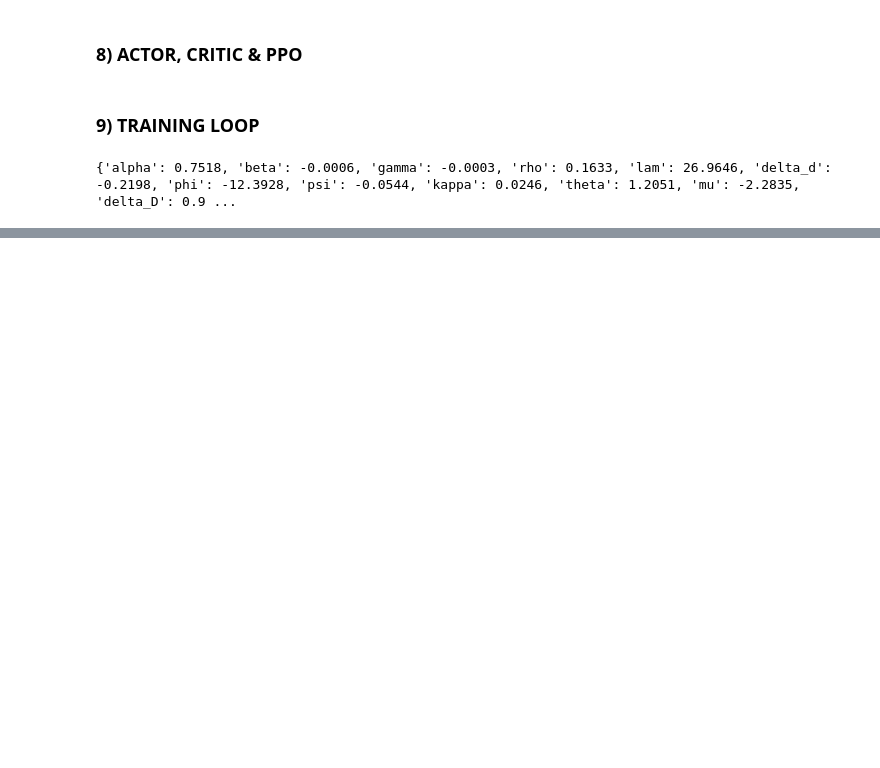
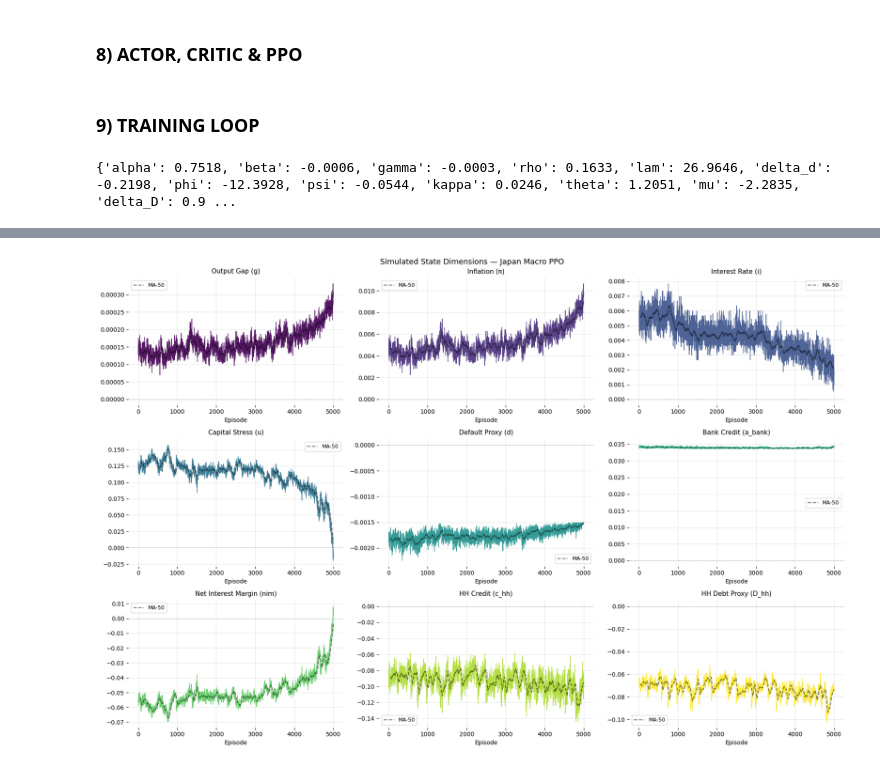
Before and after one commit to EliaLand/IRL-FAVAR_money_endogeneity, a Jupyter notebook: Module6_IRL.ipynb, the cells around one changed output, grey strips where cells are left out. Cells and saved outputs as stored; diff of their text form; code cells hidden in the pictures; blank space fills up the shorter version.

```diff
--- a/Module6_IRL.ipynb
+++ b/Module6_IRL.ipynb
@@ -1418,0 +1737,47 @@ plt.show()
+# %%
+import matplotlib.pyplot as plt
+import matplotlib.cm as cm
+import numpy as np
+
+labels = [
+    "Output Gap (g)",
+    "Inflation (π)",
+    "Interest Rate (i)",
+    "Capital Stress (u)",
+    "Default Proxy (d)",
+    "Bank Credit (a_bank)",
+    "Net Interest Margin (nim)",
+    "HH Credit (c_hh)",
+    "HH Debt Proxy (D_hh)",
+]
+
+vir    = cm.get_cmap("viridis")
+colors = [vir(i / 8) for i in range(9)]
+
+fig, axes = plt.subplots(3, 3, figsize=(18, 12))
+fig.suptitle("Simulated State Dimensions — Japan Macro PPO", fontsize=13)
+
+for i, (ax, label, color) in enumerate(zip(axes.flat, labels, colors)):
+    data = history["state_dims"][i]
+
+    ax.plot(data, color=color, linewidth=0.9, alpha=0.9)
+
+    window = 50
+    if len(data) >= window:
+        smooth = np.convolve(data, np.ones(window)/window, mode="valid")
+        ax.plot(range(window-1, len(data)), smooth,
+                color="black", linewidth=1.6, alpha=0.5,
+                linestyle="--", label="MA-50")
+
+    ax.axhline(0, color="grey", linewidth=0.7, linestyle=":")
+    ax.set_title(label, fontsize=11, pad=8)
+    ax.set_xlabel("Episode", fontsize=10)
+    ax.grid(alpha=0.3)
+    ax.legend(fontsize=9)
+    for spine in ax.spines.values():
+        spine.set_visible(False)
+
+plt.tight_layout()
+plt.show()
+# %% [output]
+[figure, added]
```
Also changed, not shown: parts of 12 cells of this notebook.
